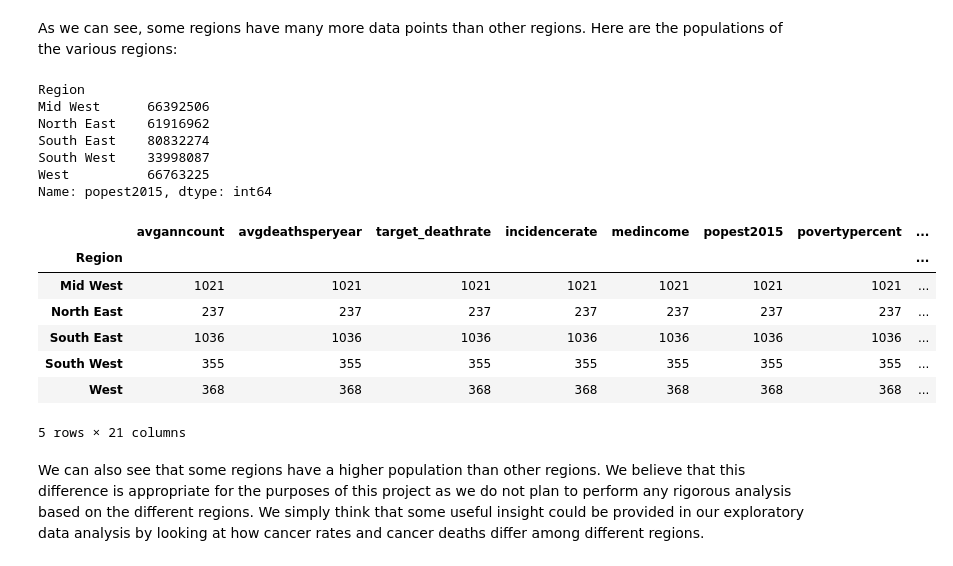
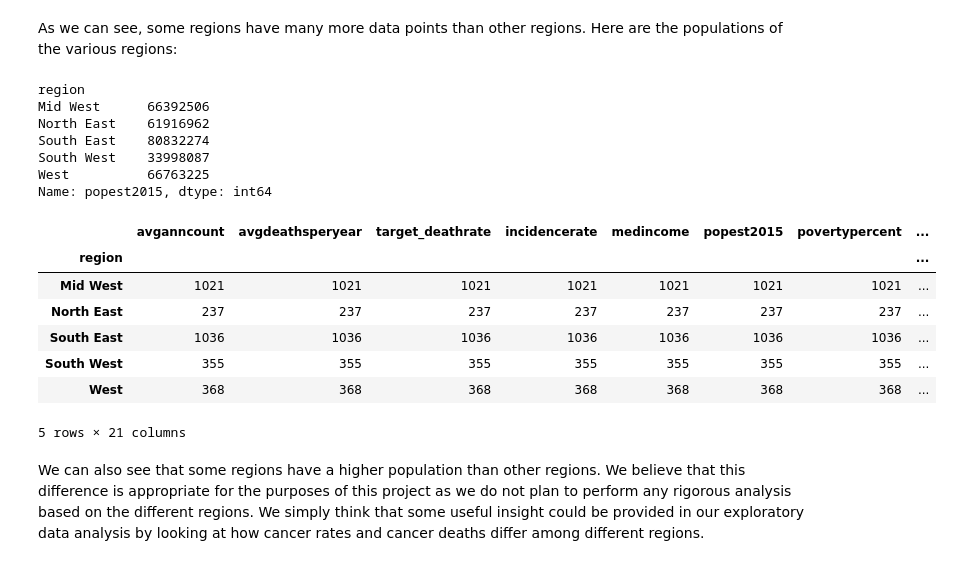
Before and after one commit to caseyhild/Data-Science-For-Cancer-Analysis, a Jupyter notebook: EDACheckpointGroup_Sp23_Casey_s_Group.ipynb, the cells around one changed output. Saved outputs shown, nothing was run; the diff lists cells and outputs as text; code cells hidden in the pictures.

```diff
--- a/EDACheckpointGroup_Sp23_Casey_s_Group.ipynb
+++ b/EDACheckpointGroup_Sp23_Casey_s_Group.ipynb
@@ -40,6 +42,7 @@ data_cancer.head()
 Describe your data cleaning steps here.
 # %%
 # check shape, dtype, and visible null values by the outcome of the info() method
+data_cancer.rename(columns=lambda x: str.lower(x), inplace=True)    # Lowercase column names
 data_cancer.info()
 # %% [output]
 <class 'pandas.core.frame.DataFrame'>
@@ -129,6 +132,6 @@ data_cancer.shape
 We will now split the geography column into two separate columns: County and State so that we can more easily group together entries within a certain region.
 # %%
 # Adding County, State columns from info in the 'geography' column
-data_cancer[['County', 'State']] = data_cancer['geography'].str.split(',', n=1, expand=True)
-data_cancer['State'] = data_cancer['State'].str.strip()
+data_cancer[['county', 'state']] = data_cancer['geography'].str.split(',', n=1, expand=True)
+data_cancer['state'] = data_cancer['state'].str.strip()
 # %%
@@ -148,7 +151,7 @@ NorthEast = ['Maryland', 'Pennsylvania', 'New Jersey', 'New York', 'Connecticut'
 assert(len(West) + len(SouthWest) + len(MidWest) + len(SouthEast) + len(NorthEast) == 51)
 
 # Create the 'Region' column
-data_cancer['Region'] = data_cancer['State'].apply(lambda x: 'West' if x in West else
+data_cancer['region'] = data_cancer['state'].apply(lambda x: 'West' if x in West else
                                                          'South West' if x in SouthWest else
                                                          'Mid West' if x in MidWest else
                                                          'South East' if x in SouthEast else
@@ -176,9 +179,9 @@ data_cancer.head()
 # %% [markdown]
 As we can see, some regions have many more data points than other regions. Here are the populations of the various regions:
 # %%
-data_cancer.groupby('Region').popest2015.sum()
+data_cancer.groupby('region').popest2015.sum()
 # %% [output]
-Region
+region
 Mid West      66392506
 North East    61916962
 South East    80832274
@@ -186,10 +189,10 @@ South West    33998087
 West          66763225
 Name: popest2015, dtype: int64
 # %%
-data_cancer.groupby('Region').count()
+data_cancer.groupby('region').count()
 # %% [output]
 |  | avganncount | avgdeathsperyear | target_deathrate | incidencerate | medincome | popest2015 | povertypercent | ... |
-| Region |  |  |  |  |  |  |  | ... |
+| region |  |  |  |  |  |  |  | ... |
 | Mid West | 1021 | 1021 | 1021 | 1021 | 1021 | 1021 | 1021 | ... |
 | North East | 237 | 237 | 237 | 237 | 237 | 237 | 237 | ... |
 | South East | 1036 | 1036 | 1036 | 1036 | 1036 | 1036 | 1036 | ... |
```
Also changed, not shown: parts of 21 cells of this notebook, 13 other files.
